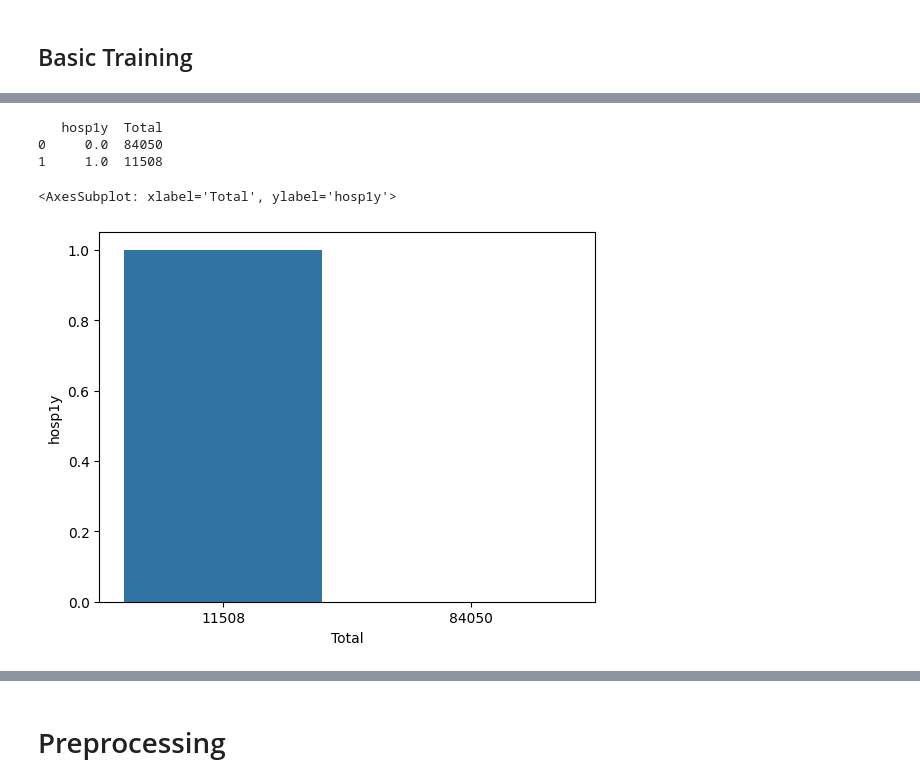
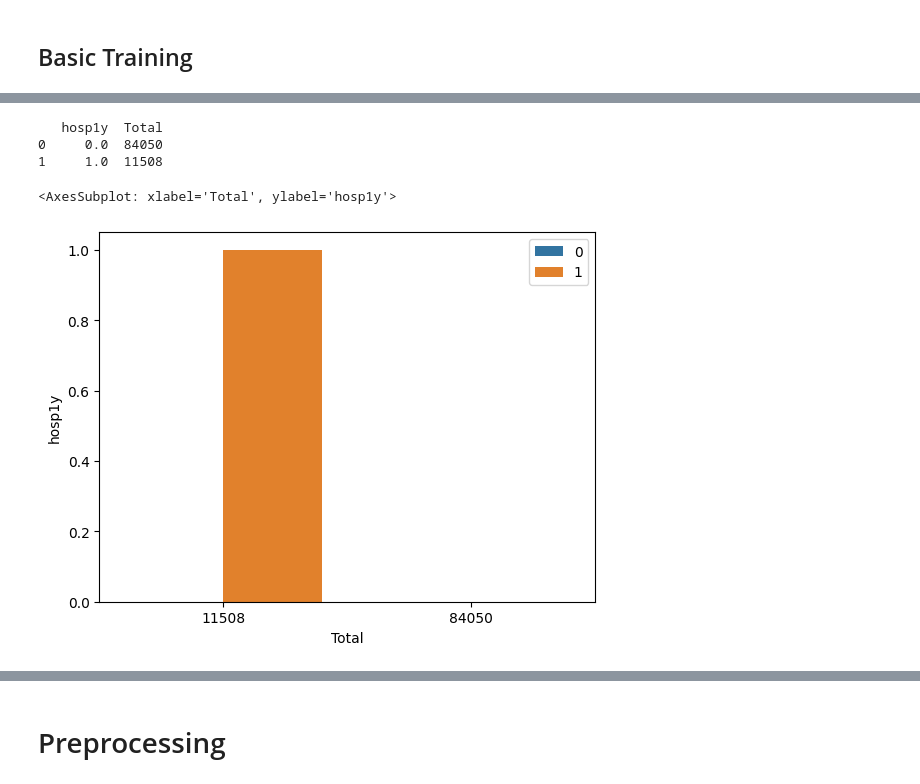
Before and after one commit to teamthefantastic4/teamthefantastic4, a Jupyter notebook: 2_Model_Training.ipynb, the cells around one changed output, grey strips where cells are left out. Saved outputs shown, nothing was run; the diff lists cells and outputs as text; code cells hidden in the pictures.

```diff
--- a/2_Model_Training.ipynb
+++ b/2_Model_Training.ipynb
@@ -29,22 +27,22 @@ Index(['cholst', 'mobila', 'hrtatte', 'push', 'bmi', 'walks', 'rxhrtat',
 # %%
 # Evaluate The Target Variable
 
 import seaborn as sns
 import matplotlib.pyplot as plt
 
 df = hmhas
 
 df_target = df.groupby(['hosp1y']).size().to_frame('Total').reset_index('hosp1y')
 
 print(df_target)
 
-sns.barplot(x='Total', y='hosp1y', data=df_target)
+sns.barplot(x='Total', y='hosp1y', hue=df_target.index, data=df_target)
 # %% [output]
    hosp1y  Total
 0     0.0  84050
 1     1.0  11508
 <AxesSubplot: xlabel='Total', ylabel='hosp1y'>
-[figure, old version]
+[figure, new version]
 # %%
 hmhas.shape
 # %% [output]
```
Also changed, not shown: parts of 17 cells of this notebook.
